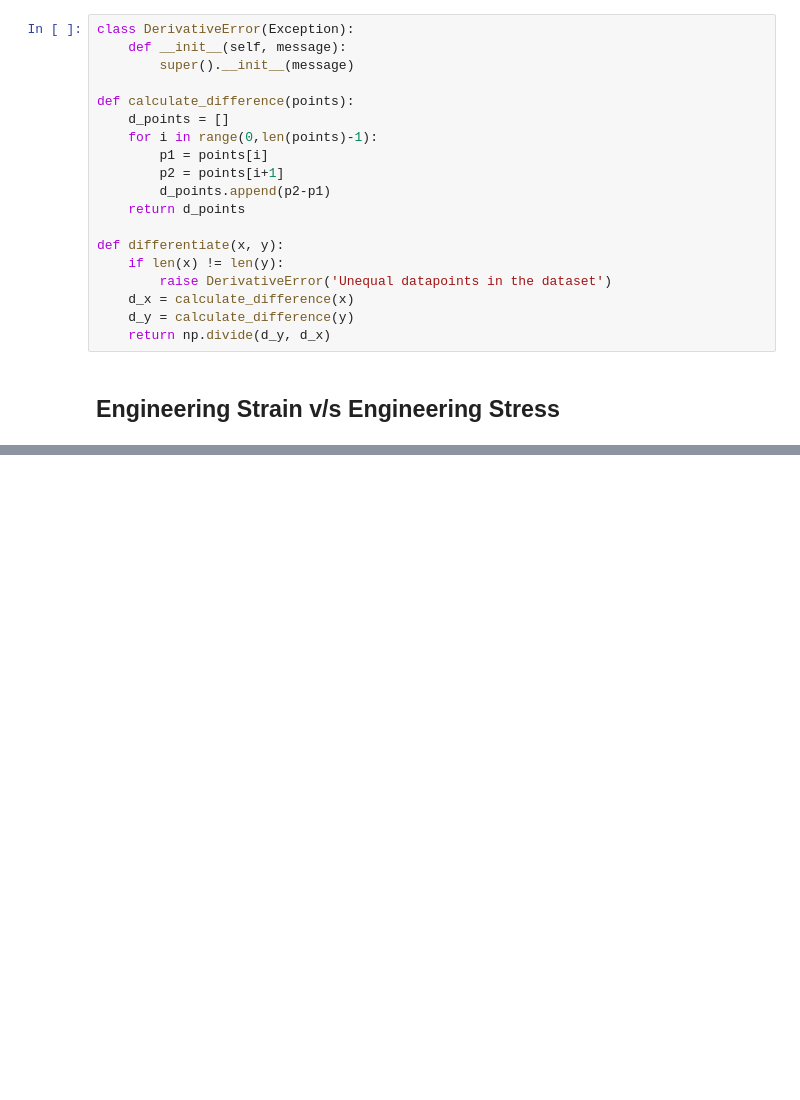
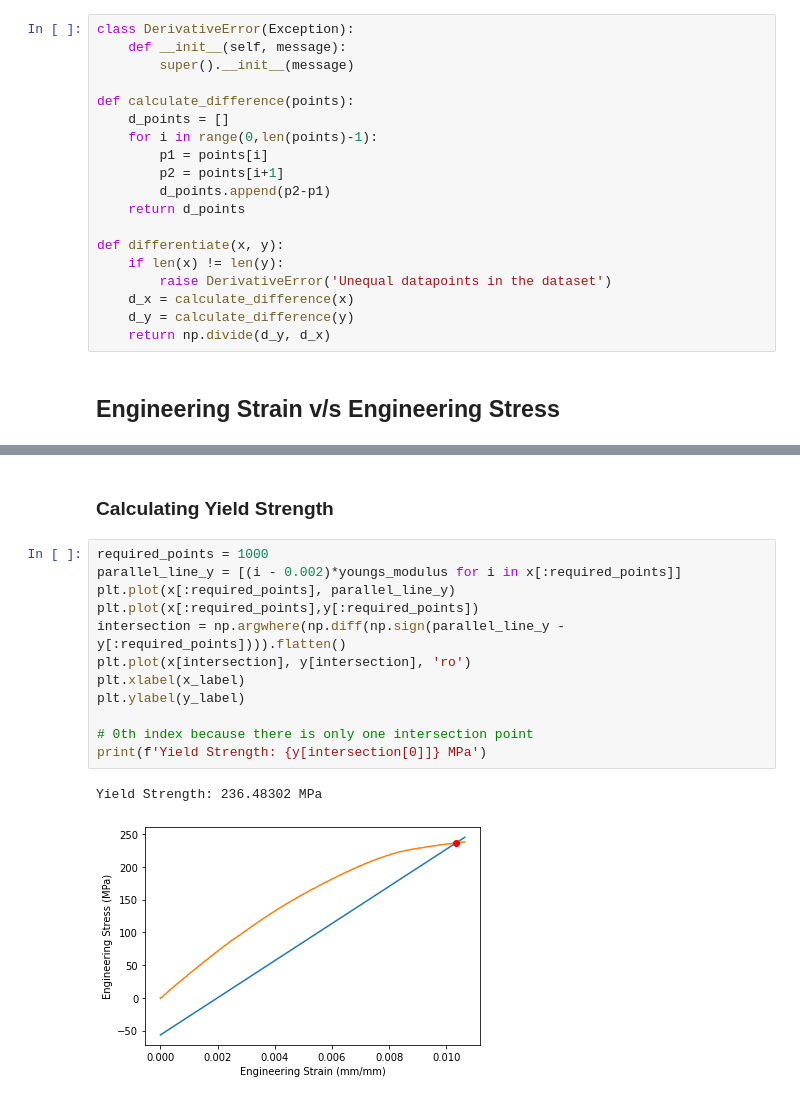
Before and after one commit to algomaster99/meta-btp, a Jupyter notebook: Engineering Stress, Strain -> True Stress, Strain.ipynb, the cells around one changed output, grey strips where cells are left out. Cells and saved outputs as stored; diff of their text form; blank space fills up the shorter version.

Commit message:
Calculate yield strength

```diff
--- a/Engineering Stress, Strain -> True Stress, Strain.ipynb
+++ b/Engineering Stress, Strain -> True Stress, Strain.ipynb
@@ -51,0 +61,17 @@ plt.show()
+# %% [markdown]
+### Calculating Yield Strength
+# %%
+required_points = 1000
+parallel_line_y = [(i - 0.002)*youngs_modulus for i in x[:required_points]]
+plt.plot(x[:required_points], parallel_line_y)
+plt.plot(x[:required_points],y[:required_points])
+intersection = np.argwhere(np.diff(np.sign(parallel_line_y - y[:required_points]))).flatten()
+plt.plot(x[intersection], y[intersection], 'ro')
+plt.xlabel(x_label)
+plt.ylabel(y_label)
+
+# 0th index because there is only one intersection point
+print(f'Yield Strength: {y[intersection[0]]} MPa')
+# %% [output]
+Yield Strength: 236.48302 MPa
+[figure, added]
```
Also changed, not shown: parts of 4 cells of this notebook.
